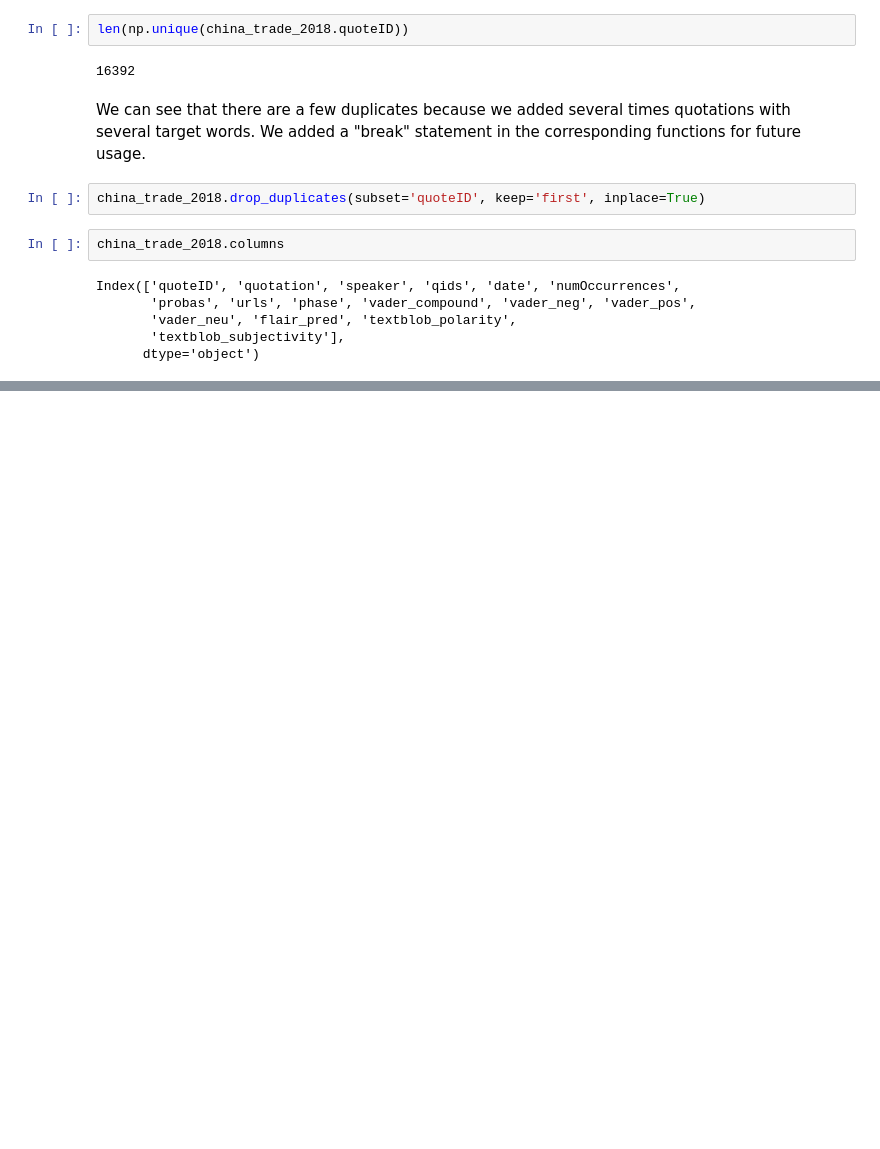
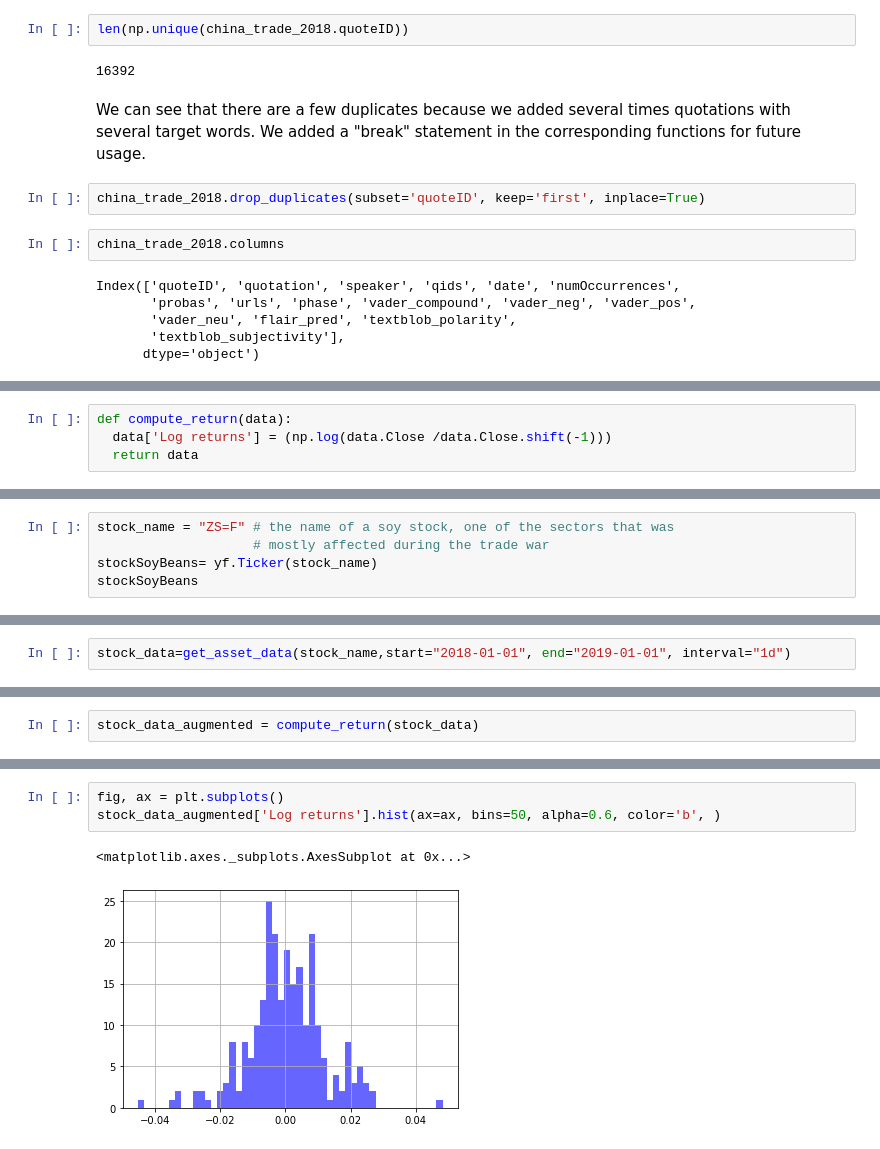
Before and after one commit to rhitamam/ada-2021-project-adaptiveness, a Jupyter notebook: US_VS_China_Trade_War.ipynb, the cells around one changed output, grey strips where cells are left out. Cells and saved outputs as stored; diff of their text form; blank space fills up the shorter version.

```diff
--- a/US_VS_China_Trade_War.ipynb
+++ b/US_VS_China_Trade_War.ipynb
@@ -252,0 +429,4 @@ Index(['quoteID', 'quotation', 'speaker', 'qids', 'date', 'numOccurrences',
+# %%
+def compute_return(data):
+  data['Log returns'] = (np.log(data.Close /data.Close.shift(-1)))
+  return data
@@ -252,0 +438,5 @@ Index(['quoteID', 'quotation', 'speaker', 'qids', 'date', 'numOccurrences',
+# %%
+stock_name = "ZS=F" # the name of a soy stock, one of the sectors that was
+                    # mostly affected during the trade war
+stockSoyBeans= yf.Ticker(stock_name)
+stockSoyBeans
@@ -252,0 +445,2 @@ Index(['quoteID', 'quotation', 'speaker', 'qids', 'date', 'numOccurrences',
+# %%
+stock_data=get_asset_data(stock_name,start="2018-01-01", end="2019-01-01", interval="1d")
@@ -252,0 +457,2 @@ Index(['quoteID', 'quotation', 'speaker', 'qids', 'date', 'numOccurrences',
+# %%
+stock_data_augmented = compute_return(stock_data)
@@ -252,0 +469,6 @@ Index(['quoteID', 'quotation', 'speaker', 'qids', 'date', 'numOccurrences',
+# %%
+fig, ax = plt.subplots()
+stock_data_augmented['Log returns'].hist(ax=ax, bins=50, alpha=0.6, color='b', )
+# %% [output]
+<matplotlib.axes._subplots.AxesSubplot at 0x...>
+[figure, added]
```
Also changed, not shown: parts of 30 cells of this notebook.
